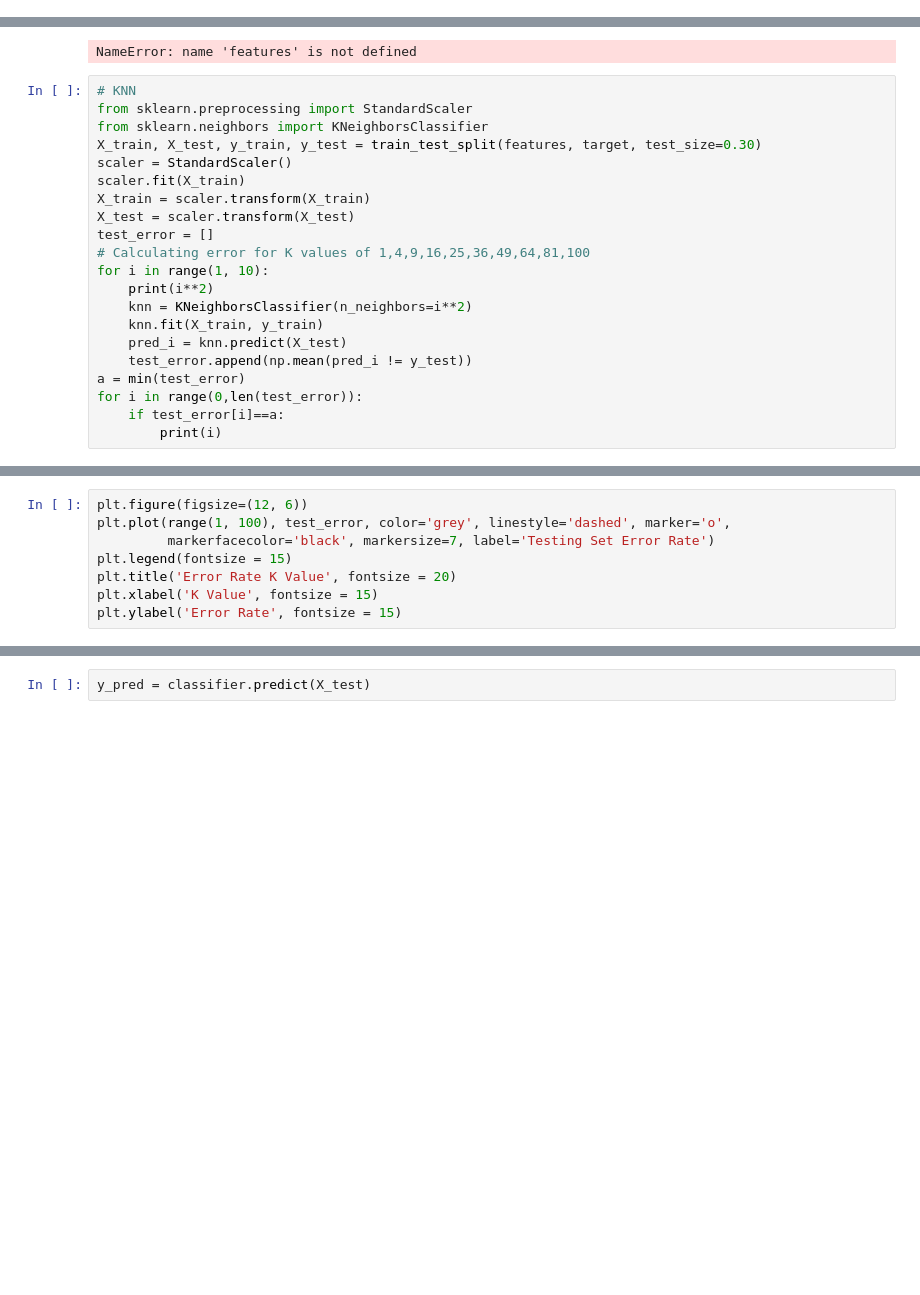
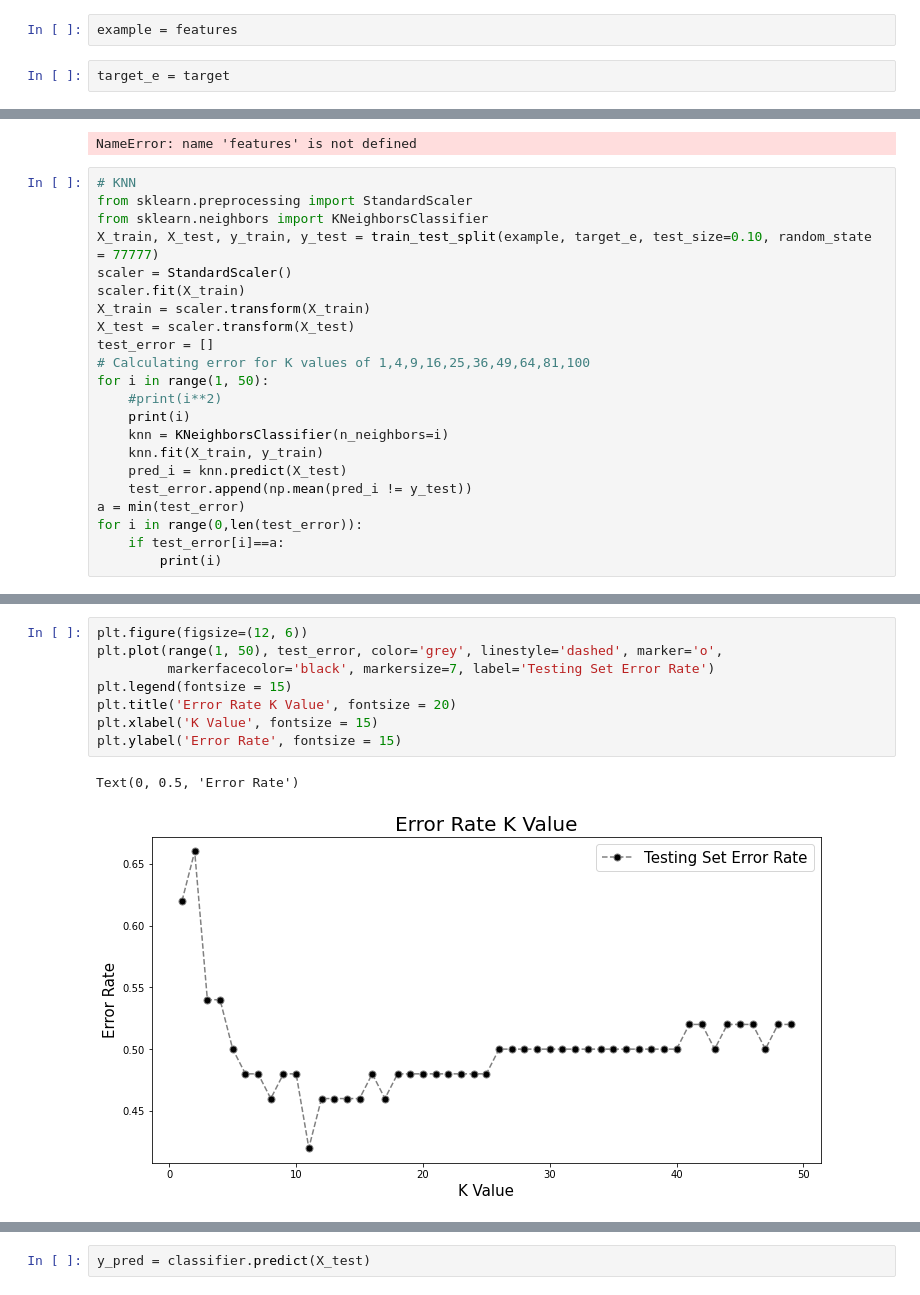
Before and after one commit to yshong211/mlb_ant, a Jupyter notebook: mlb_pitch_prediction.ipynb, the cells around one changed output, grey strips where cells are left out. Saved outputs shown, nothing was run; the diff lists cells and outputs as text; blank space fills up the shorter version.

```diff
--- a/mlb_pitch_prediction.ipynb
+++ b/mlb_pitch_prediction.ipynb
@@ -135,6 +409,10 @@ features = features.drop('pitch_num', axis=1)
 # %%
 # y value = pitch_type
 target = df['pitch_type']
+# %%
+example = features
+# %%
+target_e = target
 # %%
 from sklearn.preprocessing import RobustScaler, LabelEncoder
 from sklearn.model_selection import train_test_split, cross_val_score
@@ -245,16 +489,17 @@ NameError: name 'features' is not defined
 # KNN
 from sklearn.preprocessing import StandardScaler
 from sklearn.neighbors import KNeighborsClassifier
-X_train, X_test, y_train, y_test = train_test_split(features, target, test_size=0.30)
+X_train, X_test, y_train, y_test = train_test_split(example, target_e, test_size=0.10, random_state = 77777)
 scaler = StandardScaler()
 scaler.fit(X_train)
 X_train = scaler.transform(X_train)
 X_test = scaler.transform(X_test)
 test_error = []
 # Calculating error for K values of 1,4,9,16,25,36,49,64,81,100
-for i in range(1, 10):
-    print(i**2)
-    knn = KNeighborsClassifier(n_neighbors=i**2)
+for i in range(1, 50):
+    #print(i**2)
+    print(i)
+    knn = KNeighborsClassifier(n_neighbors=i)
     knn.fit(X_train, y_train)
     pred_i = knn.predict(X_test)
     test_error.append(np.mean(pred_i != y_test))
@@ -273,8 +528,11 @@ for i in range(0,len(test_error)):
 # %%
 plt.figure(figsize=(12, 6))
-plt.plot(range(1, 100), test_error, color='grey', linestyle='dashed', marker='o',
+plt.plot(range(1, 50), test_error, color='grey', linestyle='dashed', marker='o',
          markerfacecolor='black', markersize=7, label='Testing Set Error Rate')
 plt.legend(fontsize = 15)
 plt.title('Error Rate K Value', fontsize = 20)
 plt.xlabel('K Value', fontsize = 15)
 plt.ylabel('Error Rate', fontsize = 15)
+# %% [output]
+Text(0, 0.5, 'Error Rate')
+[figure, added]
```
Also changed, not shown: parts of 32 cells of this notebook, 1 other file.
